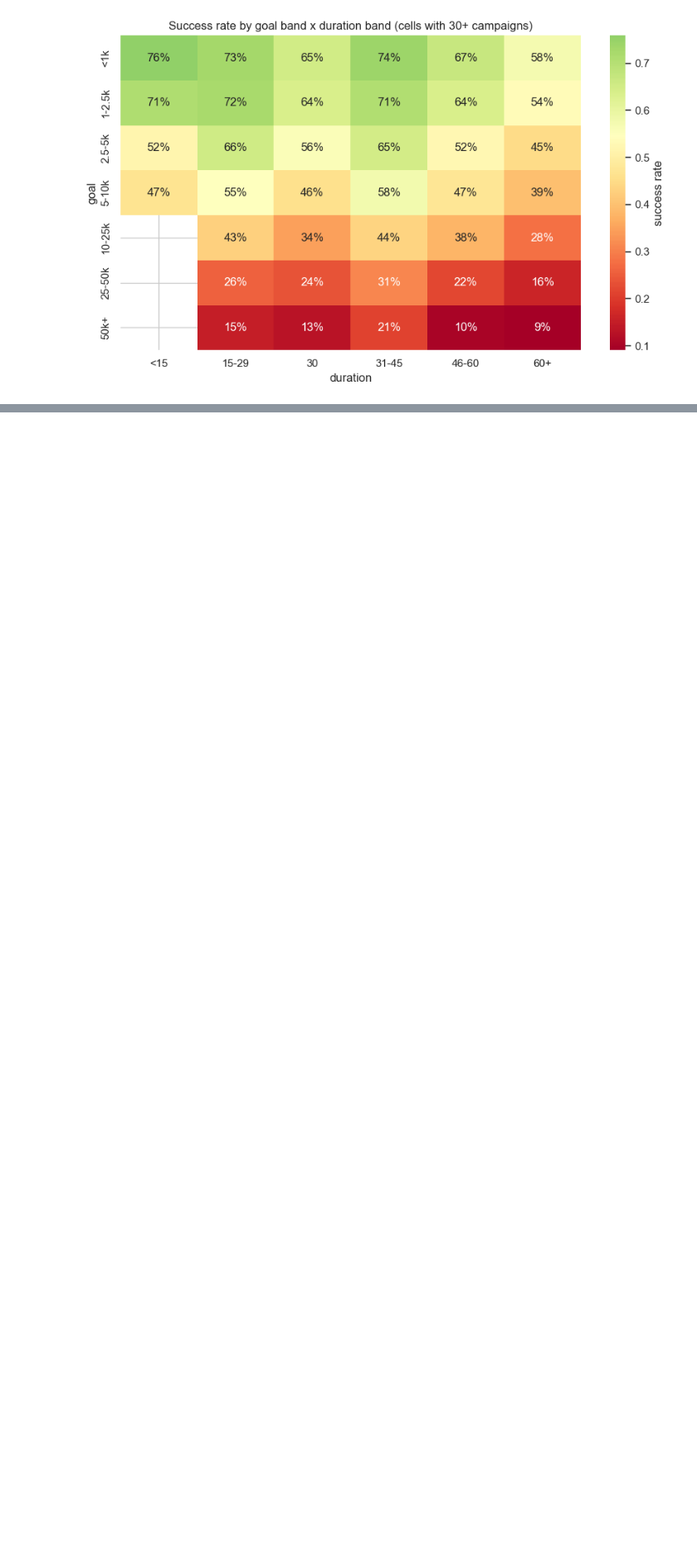
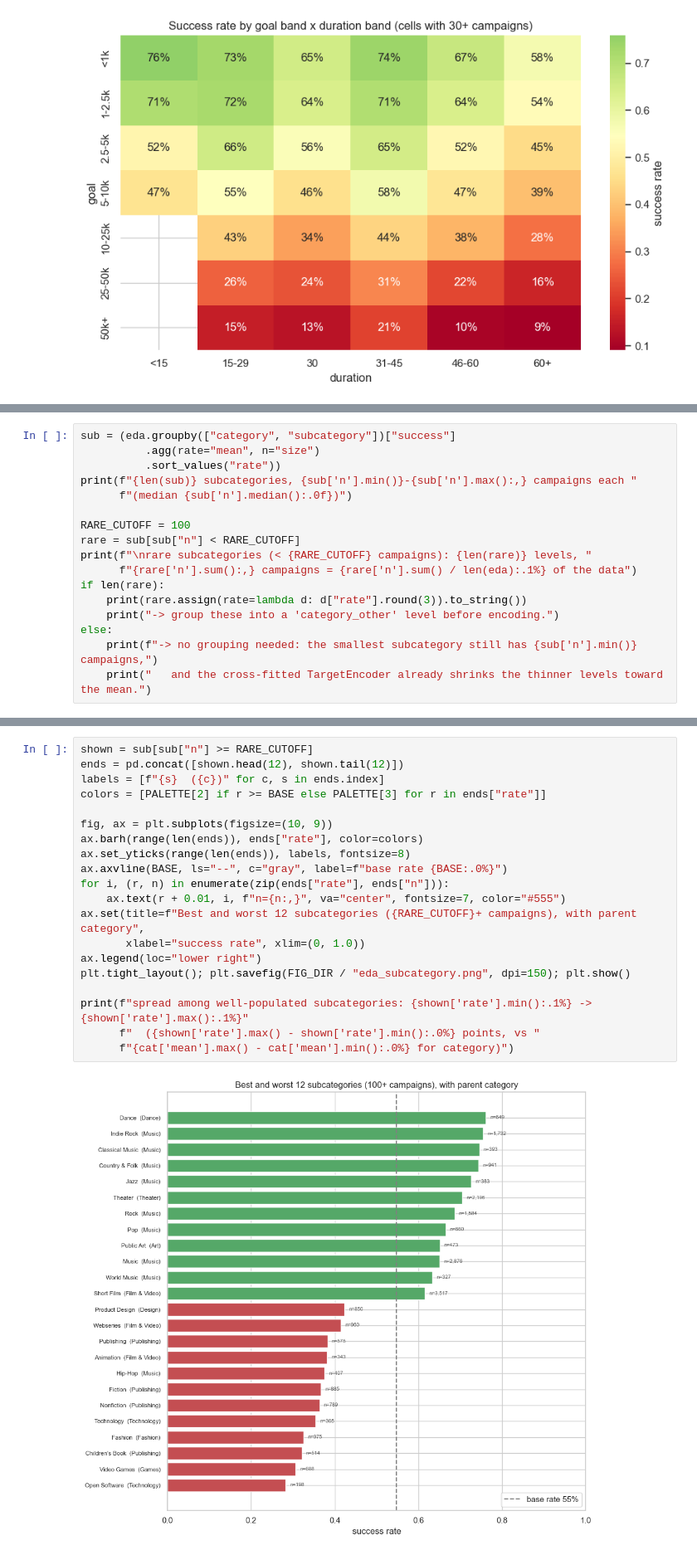
Before and after one commit to michelllinstar/StateStreet_BTT_individual, a Jupyter notebook: notebooks/kickstarter_data_prep_and_eda.ipynb, the cells around one changed output, grey strips where cells are left out. Shown at 83% size. Drawn from its saved outputs; the diff is of its cells as text; blank space fills up the shorter version.

```diff
--- a/notebooks/kickstarter_data_prep_and_eda.ipynb
+++ b/notebooks/kickstarter_data_prep_and_eda.ipynb
@@ -1017,0 +1024,17 @@ plt.tight_layout(); plt.savefig(FIG_DIR / "eda_goal_duration.png", dpi=150); plt
+# %%
+sub = (eda.groupby(["category", "subcategory"])["success"]
+          .agg(rate="mean", n="size")
+          .sort_values("rate"))
+print(f"{len(sub)} subcategories, {sub['n'].min()}-{sub['n'].max():,} campaigns each "
+      f"(median {sub['n'].median():.0f})")
+
+RARE_CUTOFF = 100
+rare = sub[sub["n"] < RARE_CUTOFF]
+print(f"\nrare subcategories (< {RARE_CUTOFF} campaigns): {len(rare)} levels, "
+      f"{rare['n'].sum():,} campaigns = {rare['n'].sum() / len(eda):.1%} of the data")
+if len(rare):
+    print(rare.assign(rate=lambda d: d["rate"].round(3)).to_string())
+    print("-> group these into a 'category_other' level before encoding.")
+else:
+    print(f"-> no grouping needed: the smallest subcategory still has {sub['n'].min()} campaigns,")
+    print("   and the cross-fitted TargetEncoder already shrinks the thinner levels toward the mean.")
@@ -1017,0 +1047,22 @@ plt.tight_layout(); plt.savefig(FIG_DIR / "eda_goal_duration.png", dpi=150); plt
+# %%
+shown = sub[sub["n"] >= RARE_CUTOFF]
+ends = pd.concat([shown.head(12), shown.tail(12)])
+labels = [f"{s}  ({c})" for c, s in ends.index]
+colors = [PALETTE[2] if r >= BASE else PALETTE[3] for r in ends["rate"]]
+
+fig, ax = plt.subplots(figsize=(10, 9))
+ax.barh(range(len(ends)), ends["rate"], color=colors)
+ax.set_yticks(range(len(ends)), labels, fontsize=8)
+ax.axvline(BASE, ls="--", c="gray", label=f"base rate {BASE:.0%}")
+for i, (r, n) in enumerate(zip(ends["rate"], ends["n"])):
+    ax.text(r + 0.01, i, f"n={n:,}", va="center", fontsize=7, color="#555")
+ax.set(title=f"Best and worst 12 subcategories ({RARE_CUTOFF}+ campaigns), with parent category",
+       xlabel="success rate", xlim=(0, 1.0))
+ax.legend(loc="lower right")
+plt.tight_layout(); plt.savefig(FIG_DIR / "eda_subcategory.png", dpi=150); plt.show()
+
+print(f"spread among well-populated subcategories: {shown['rate'].min():.1%} -> {shown['rate'].max():.1%}"
+      f"  ({shown['rate'].max() - shown['rate'].min():.0%} points, vs "
+      f"{cat['mean'].max() - cat['mean'].min():.0%} for category)")
+# %% [output]
+[figure, added]
```
Also changed, not shown: parts of 21 cells of this notebook, 8 other files.
